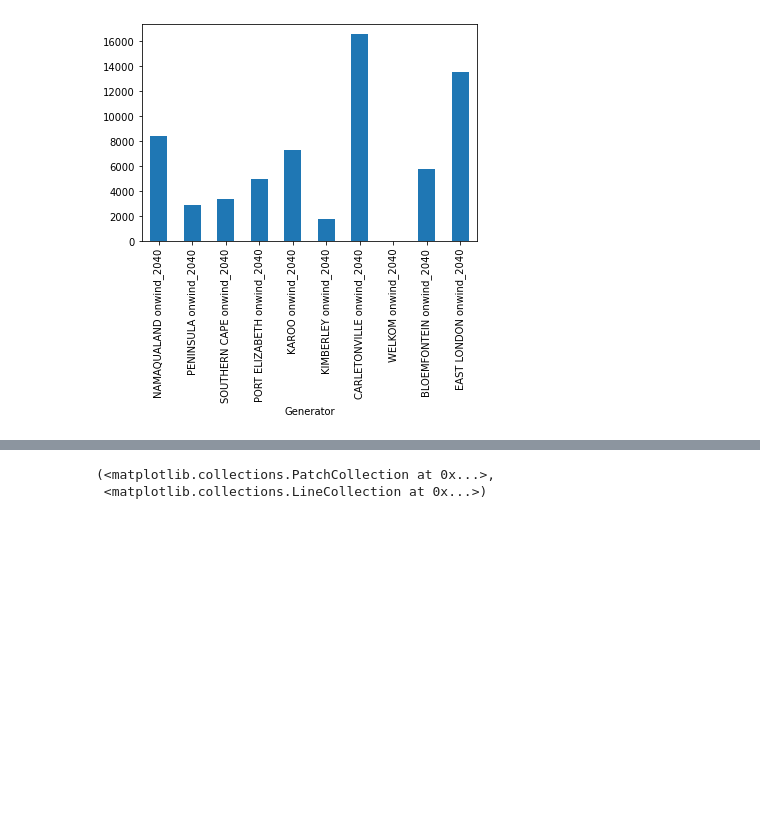
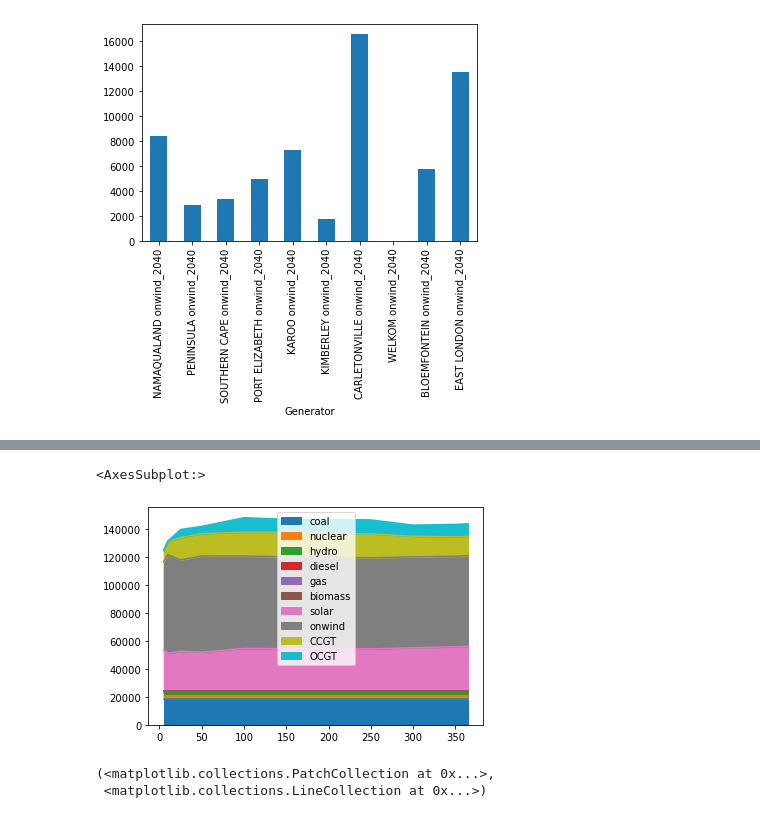
Before and after one commit to PyPSA/pypsa-za, a Jupyter notebook: notebooks/general_playground.ipynb, the cells around one changed output, grey strips where cells are left out. Cells and saved outputs as stored; diff of their text form; code cells hidden in the pictures; blank space fills up the shorter version.

```diff
--- a/notebooks/general_playground.ipynb
+++ b/notebooks/general_playground.ipynb
@@ -94,0 +114,13 @@ INFO:pypsa.io:Imported network solved_za-original_27-supply_redz_lcopt_LC-350p.n
+# %%
+n={}
+n[365] = pypsa.Network('../results/version-0.6/networks/solved_za-original_27-supply_redz_lcopt_LC.nc')
+n[350] = pypsa.Network('../results/version-0.6/networks/solved_za-original_27-supply_redz_lcopt_LC-350p.nc')
+n[300] = pypsa.Network('../results/version-0.6/networks/solved_za-original_27-supply_redz_lcopt_LC-300p.nc')
+n[250] = pypsa.Network('../results/version-0.6/networks/solved_za-original_27-supply_redz_lcopt_LC-250p.nc')
+n[200] = pypsa.Network('../results/version-0.6/networks/solved_za-original_27-supply_redz_lcopt_LC-200p.nc')
+n[150] = pypsa.Network('../results/version-0.6/networks/solved_za-original_27-supply_redz_lcopt_LC-150p.nc')
+n[100] = pypsa.Network('../results/version-0.6/networks/solved_za-original_27-supply_redz_lcopt_LC-100p.nc')
+n[50] = pypsa.Network('../results/version-0.6/networks/solved_za-original_27-supply_redz_lcopt_LC-50p.nc')
+n[25] = pypsa.Network('../results/version-0.6/networks/solved_za-original_27-supply_redz_lcopt_LC-25p.nc')
+n[10] = pypsa.Network('../results/version-0.6/networks/solved_za-original_27-supply_redz_lcopt_LC-10p.nc')
+n[50] = pypsa.Network('../results/version-0.6/networks/solved_za-original_27-supply_redz_lcopt_LC-5p.nc')
@@ -123,3 +194,17 @@ Name: p_nom_opt, dtype: float64
+# %%
+nodes=[5,10,25,50,100,150,200,250,300,350,365]
+capacity = pd.DataFrame(0,index=n[365].generators.carrier.unique(),columns=nodes)
+for node in nodes:
+    p_nom_opt = n[node].generators.p_nom_opt.groupby(n365.generators.carrier).sum()
+    for tech in n365.generators.carrier:
+        capacity.loc[tech,node] = p_nom_opt[tech]
+# %%
+capacity = pd.DataFrame(0,index=n[365].generators.carrier,columns=nodes)
+# %%
+capacity.T.plot.area()
+# %% [output]
+<AxesSubplot:>
+[figure, added]
 # %%
 supply_regions = gpd.read_file(snakemake.input.supply_regions).buffer(-0.005) #.to_crs(n.crs)
 resarea = gpd.read_file(snakemake.input.resarea).to_crs(supply_regions.crs)
```
Also changed, not shown: parts of 11 cells of this notebook, 9 other files.
